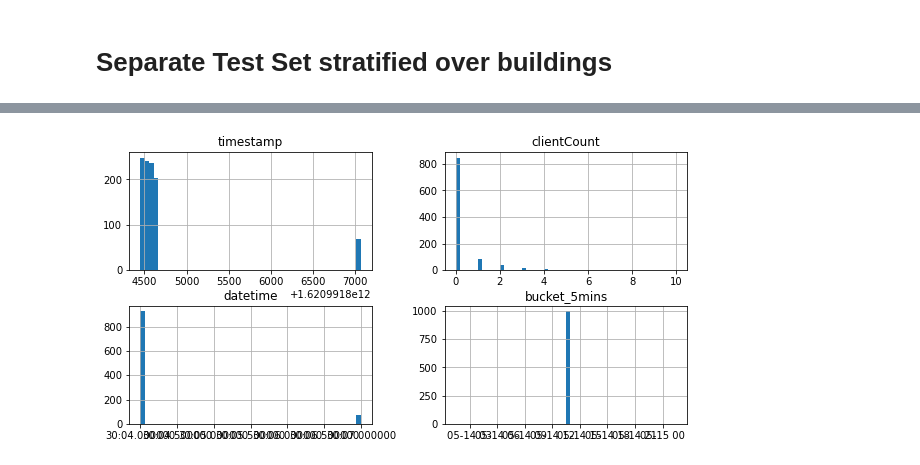
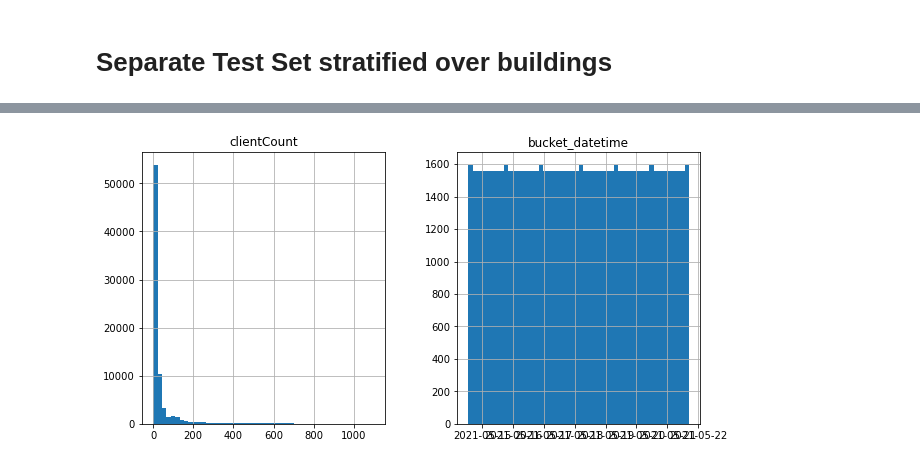
Before and after one commit to sebranchett/wifi_blog, a Jupyter notebook: WiFi_blog.ipynb, the cells around one changed output, grey strips where cells are left out. Cells and saved outputs as stored; diff of their text form; code cells hidden in the pictures.

Commit message:
first graph of train data

```diff
--- a/WiFi_blog.ipynb
+++ b/WiFi_blog.ipynb
@@ -7,7 +7,7 @@ import datetime
 from sklearn.model_selection import StratifiedShuffleSplit
 
 DATA_SOURCE = "C:/Users/sbranchett/Data/WiFi_data"
-ACCESS_POINT = os.path.join(DATA_SOURCE, "test1000.csv")
+ACCESS_POINT = os.path.join(DATA_SOURCE, "WiFiAccessPoint.csv")
 
 uni_hols = (datetime.date(year=2021, month=5, day=5),
             datetime.date(year=2021, month=5, day=13),
@@ -15,7 +15,7 @@ uni_hols = (datetime.date(year=2021, month=5, day=5),
             datetime.date(year=2021, month=5, day=24)
            )  # National Holidays and Collective Free days
 
-def rooster(date):
+def roster(date):
     # categorise the days of the academic year at TU Delft between 1 May 2021 and 29 August 2021
 
     if (date > datetime.date(year=2021, month=5, day=16)) and \
@@ -74,6 +74,7 @@ bucket_data = all_data.groupby("time_building").sum().drop(columns=["timestamp"]
 # Separate fields again
 bucket_data['helper'] = bucket_data.index
 bucket_data["bucket_datetime"] = bucket_data.apply(lambda row: datetime.datetime.fromisoformat(row["helper"][:19]), axis=1)
+bucket_data["bucket_date"] = bucket_data.apply(lambda row: datetime.datetime.date(row["bucket_datetime"]), axis=1)
+bucket_data["bucket_time"] = bucket_data.apply(lambda row: datetime.datetime.time(row["bucket_datetime"]), axis=1)
 bucket_data["building"] = bucket_data.apply(lambda row: row["helper"][22:], axis=1)
 bucket_data = bucket_data.drop(columns=["helper"])
-print(bucket_data)
@@ -98,6 +81,7 @@ time_building
 # %% [markdown]
 # Create Work days and Student days
 # %%
-all_data["weekday"] = all_data.apply(lambda row: row["date"].weekday() < 5, axis=1)
-all_data["uni_hols"] = all_data.apply(lambda row: row["date"].weekday() in uni_hols, axis=1)
-all_data["academic_yr"] = all_data.apply(lambda row: rooster(row["date"]), axis=1)
+bucket_data["weekday"] = bucket_data.apply(lambda row: row["bucket_date"].weekday() < 5, axis=1)
+bucket_data["uni_hols"] = bucket_data.apply(lambda row: row["bucket_date"].weekday() in uni_hols, axis=1)
+bucket_data["academic_yr"] = bucket_data.apply(lambda row: roster(row["bucket_date"]), axis=1)
+print(bucket_data)
@@ -119,0 +108,14 @@ all_data.index = range(len(all_data))
+# %%
+# get rid of rows with missing data
+bucket_data = bucket_data.dropna()
+
+# split has to have at least 2 rows with the same value
+buildings = bucket_data["building"].value_counts()
+to_drop = []
+for index in buildings.index:
+    if buildings[index] < 2:
+        to_drop.append(index)
+bucket_data = bucket_data[~bucket_data["building"].isin(to_drop)]
+
+# indices need to be consecutive for split
+bucket_data.index = range(len(bucket_data))
@@ -180,7 +183,7 @@ print(strat_train_set)
 # %%
 %matplotlib inline
 import matplotlib.pyplot as plt
-all_data.hist(bins=50, figsize=(10,5))
+bucket_data.hist(bins=50, figsize=(10,5))
 plt.show()
 # %% [output]
-[figure, old version]
+[figure, new version]
```
Also changed, not shown: parts of 12 cells of this notebook, 3 other files.
